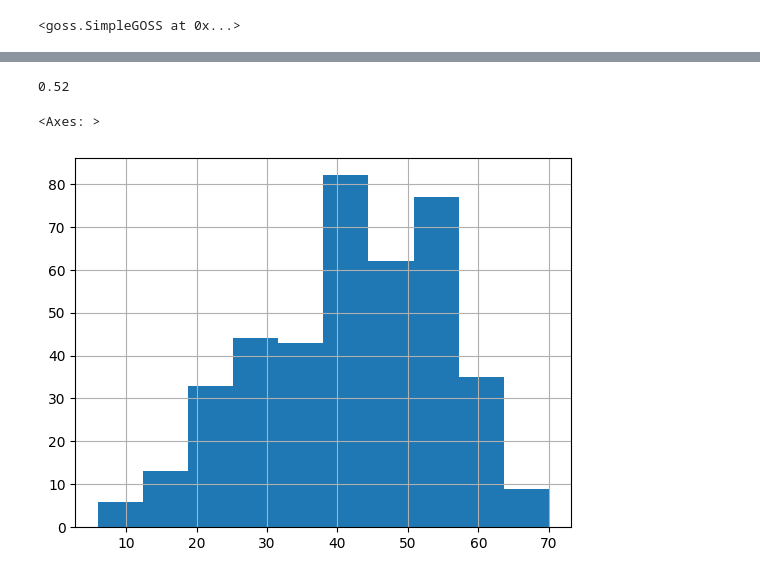
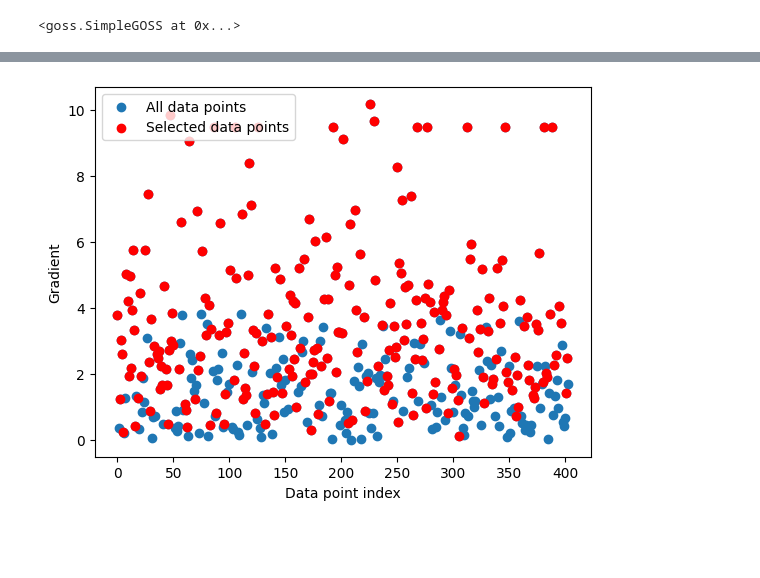
Before and after one commit to shyu61/math, a Jupyter notebook: lightgbm/goss.ipynb, the cells around one changed output, grey strips where cells are left out. Cells and saved outputs as stored; diff of their text form; code cells hidden in the pictures; blank space fills up the shorter version.

```diff
--- a/lightgbm/goss.ipynb
+++ b/lightgbm/goss.ipynb
@@ -53,13 +19,0 @@ X_train.reset_index(drop=True)
-# %%
-a = 0.2
-b = 0.4
-a + (1 - a) * b
-# %% [output]
-0.52
-# %%
-# よく使われたデータは、それだけ残差（勾配）が大きく、まだ十分な学習が行われていなかったということ
-# つまり、残差がなかなか減らず、予測が難しいデータポイントであったということ（境界付近のデータかあるいは外れ値か）
-model.used_cnt.sort_values(ascending=False).hist()
-# %% [output]
-<Axes: >
-[figure, removed]
@@ -67,0 +20,4 @@ model.predict(X_test)
+# %%
+model.plot_grad_with_iter(10)
+# %% [output]
+[figure, added]
```
Also changed, not shown: parts of 10 cells of this notebook, 3 other files.
